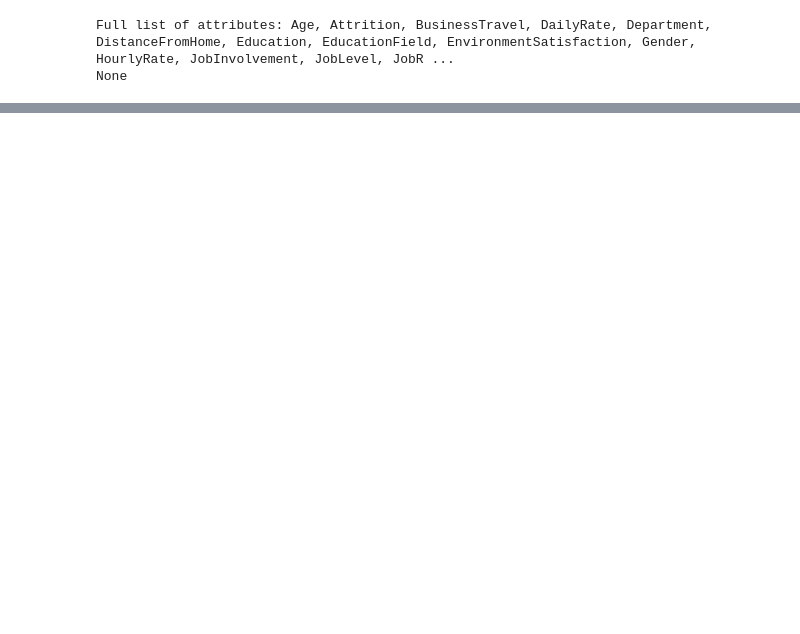
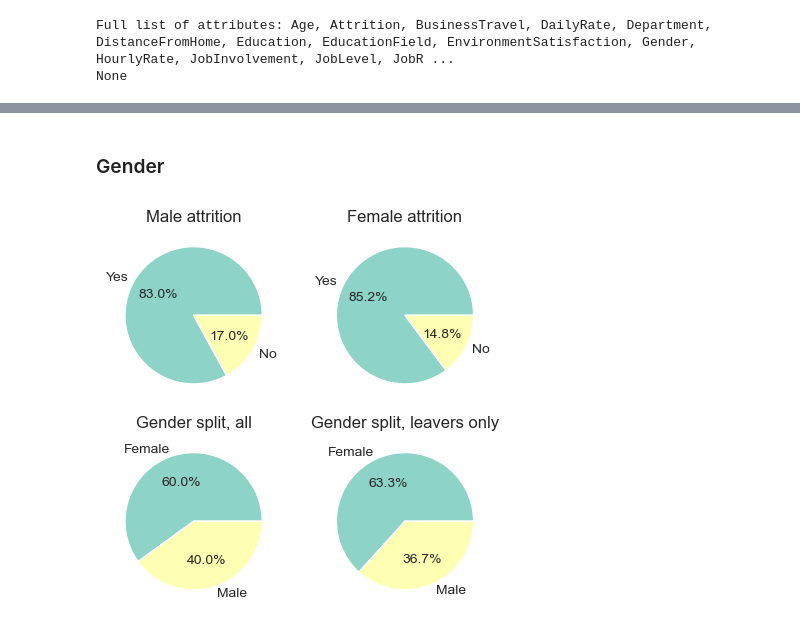
Before and after one commit to syip0005/employee_attrition_ibm, a Jupyter notebook: IBM HR - Exploratory Data Analysis.ipynb, the cells around one changed output, grey strips where cells are left out. Saved outputs shown, nothing was run; the diff lists cells and outputs as text; code cells hidden in the pictures; blank space fills up the shorter version.

```diff
--- a/IBM HR - Exploratory Data Analysis.ipynb
+++ b/IBM HR - Exploratory Data Analysis.ipynb
@@ -232,0 +357,25 @@ Broadly speaking, there are really four key categories we'll investigate:
+# %% [markdown]
+### Gender
+# %%
+# Plot pie charts by leavers
+
+pie_labels = ['Yes', 'No']
+
+male_female = df_main['Gender'].value_counts().values
+male_female_leavers = df_main.loc[df_main['Attrition']==1]['Gender'].value_counts().values
+male_attrition = df_main.loc[df_main['Gender'] == 'Male']['Attrition'].value_counts().values
+female_attrition = df_main.loc[df_main['Gender'] == 'Female']['Attrition'].value_counts().values
+
+fig, ax = plt.subplots(2,2,figsize=(5,5),dpi=100)
+
+ax[0,0].pie(x=male_attrition, labels=pie_labels,autopct='%1.1f%%')
+ax[0,0].set_title('Male attrition')
+ax[0,1].pie(x=female_attrition, labels=pie_labels,autopct='%1.1f%%')
+ax[0,1].set_title('Female attrition')
+ax[1,0].pie(x=male_female, labels=df_main['Gender'].unique(),autopct='%1.1f%%')
+ax[1,0].set_title('Gender split, all')
+ax[1,1].pie(x=male_female_leavers, labels=df_main.loc[df_main['Attrition']==1]['Gender'].unique(),autopct='%1.1f%%')
+ax[1,1].set_title('Gender split, leavers only')
+plt.show()
+# %% [output]
+[figure, added]
```
Also changed, not shown: parts of 23 cells of this notebook.
